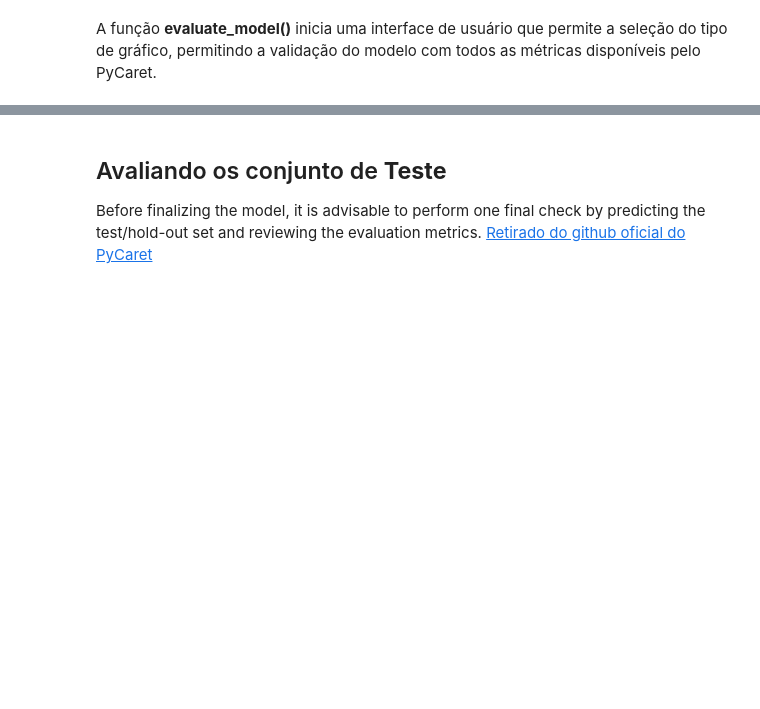
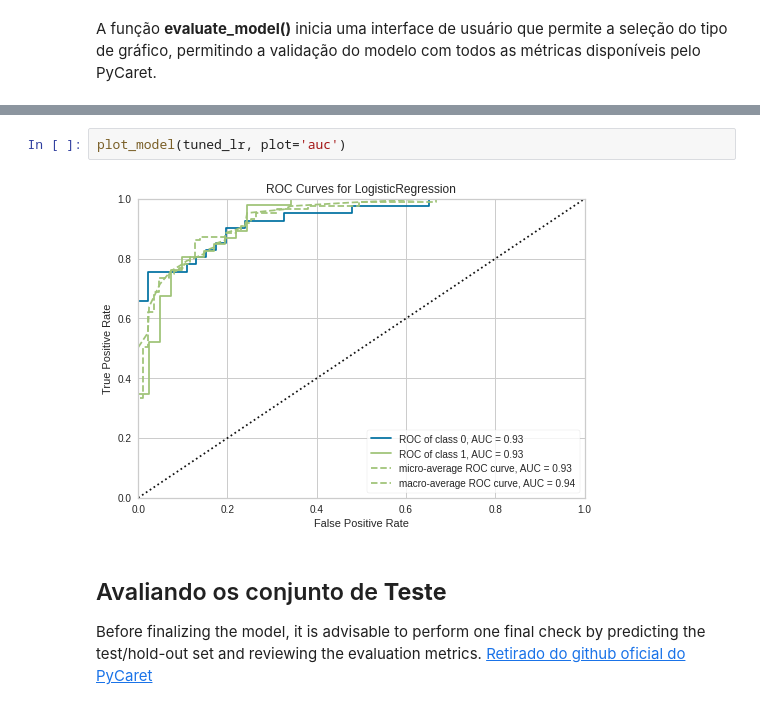
Before and after one commit to Tiagoeem/Ensaio_Sobre_o_AutoML, a Jupyter notebook: Auto_ML_PyCaret_Customizado_Heart.ipynb, the cells around one changed output, grey strips where cells are left out. Drawn from its saved outputs; the diff is of its cells as text; blank space fills up the shorter version.

```diff
--- a/Auto_ML_PyCaret_Customizado_Heart.ipynb
+++ b/Auto_ML_PyCaret_Customizado_Heart.ipynb
@@ -254,5 +253,9 @@ evaluate_model(tuned_rg)
 # %% [output]
 interactive(children=(ToggleButtons(description='Plot Type:', icons=('',), options=(('Hyperparameters', 'param…
+# %%
+plot_model(tuned_lr, plot='auc')
+# %% [output]
+[figure, added]
 # %% [markdown]
 ## Avaliando os conjunto de **Teste**
 
```
Also changed, not shown: parts of 26 cells of this notebook.
